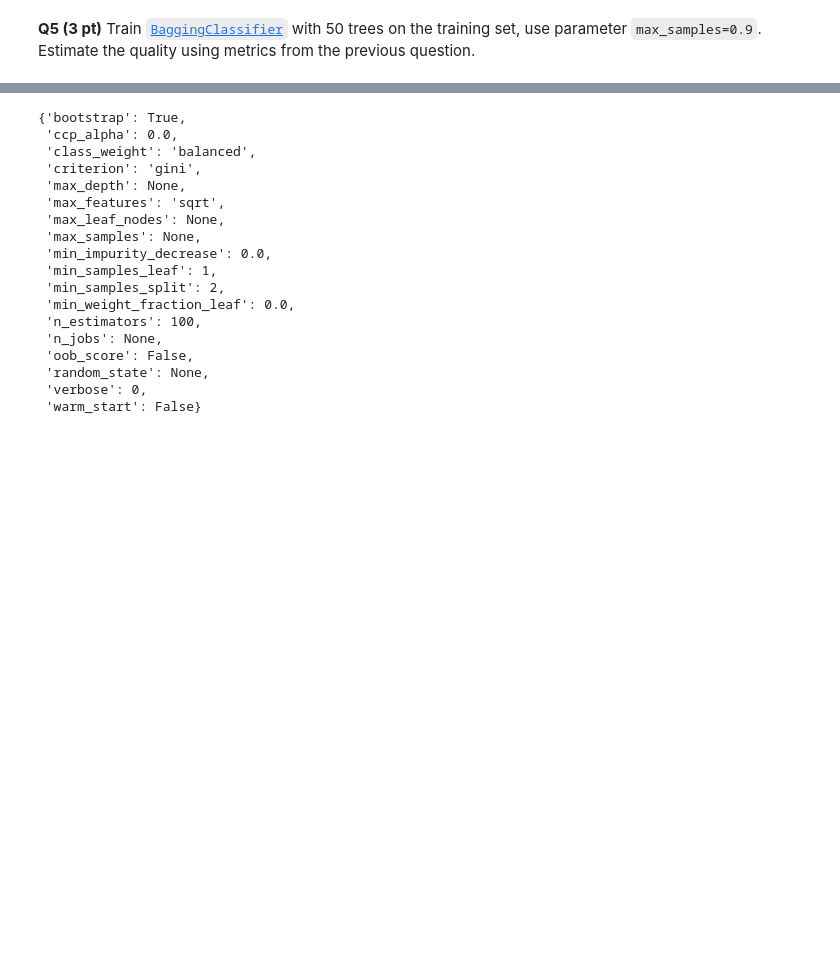
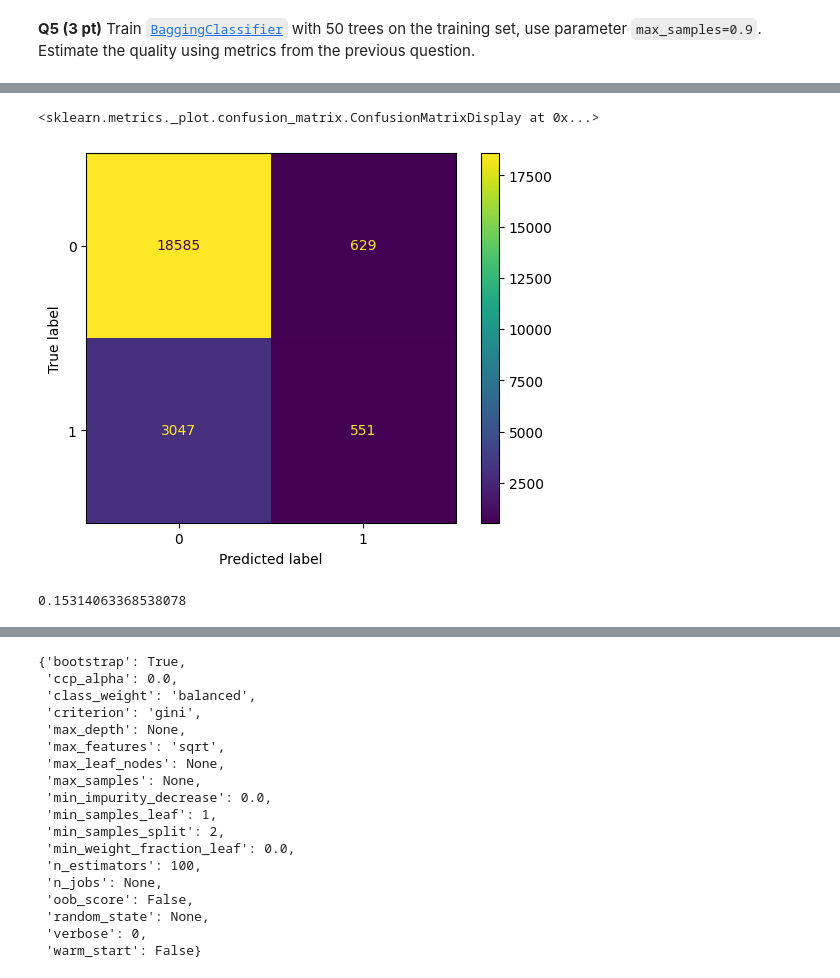
Before and after one commit to YKhalitov/College-Projects, a Jupyter notebook: RIT-Projects/Machine Learning - CSCI 335/HW7.ipynb, the cells around one changed output, grey strips where cells are left out. Saved outputs shown, nothing was run; the diff lists cells and outputs as text; code cells hidden in the pictures; blank space fills up the shorter version.

```diff
--- a/RIT-Projects/Machine Learning - CSCI 335/HW7.ipynb
+++ b/RIT-Projects/Machine Learning - CSCI 335/HW7.ipynb
@@ -153,2 +196,4 @@ from sklearn.model_selection import GridSearchCV
 # %% [markdown]
 **Q5 (3 pt)** Train [`BaggingClassifier`](https://scikit-learn.org/stable/modules/generated/sklearn.ensemble.BaggingClassifier.html) with 50 trees on the training set, use parameter `max_samples=0.9`. Estimate the quality using metrics from the previous question.
+# %%
+bc = BaggingClassifier(n_estimators=50, max_samples=0.9)
@@ -154,0 +204,9 @@ from sklearn.model_selection import GridSearchCV
+# %%
+ConfusionMatrixDisplay.from_predictions(y_test, bc.predict(X_test_transformed))
+# %% [output]
+<sklearn.metrics._plot.confusion_matrix.ConfusionMatrixDisplay at 0x...>
+[figure, added]
+# %%
+recall_score(y_test, bc.predict(X_test_transformed))
+# %% [output]
+0.15314063368538078
```
Also changed, not shown: parts of 20 cells of this notebook.
